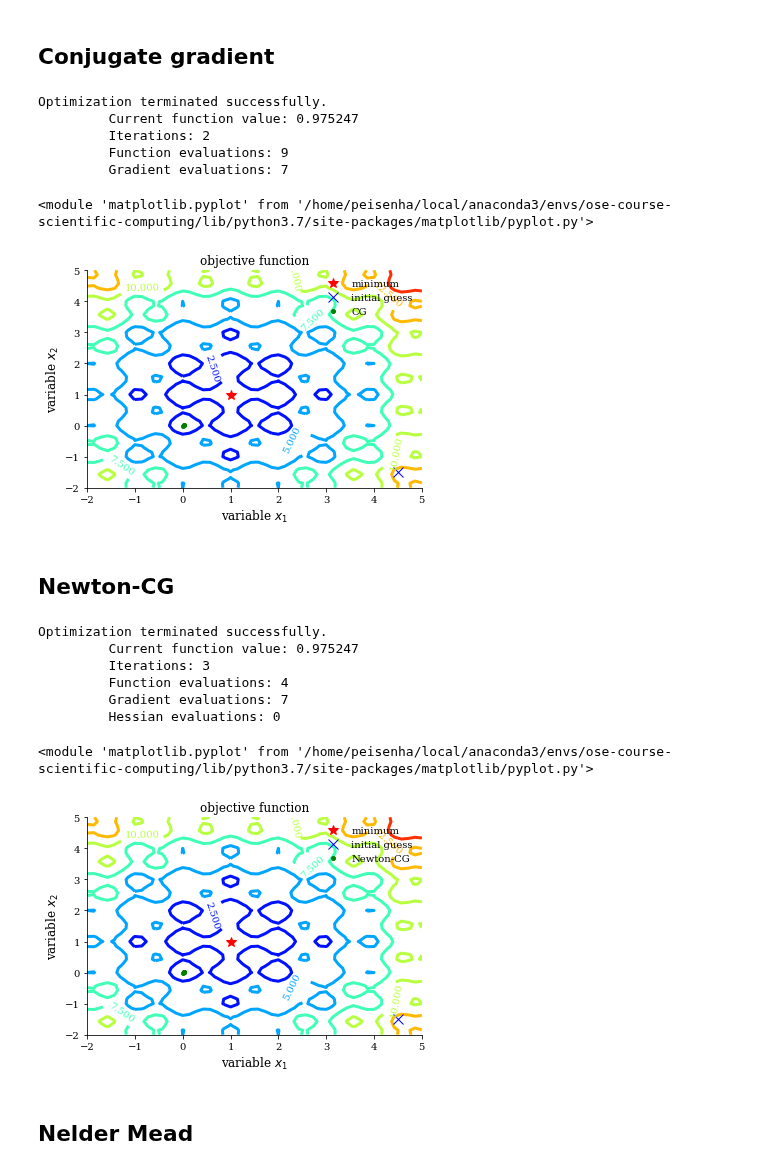
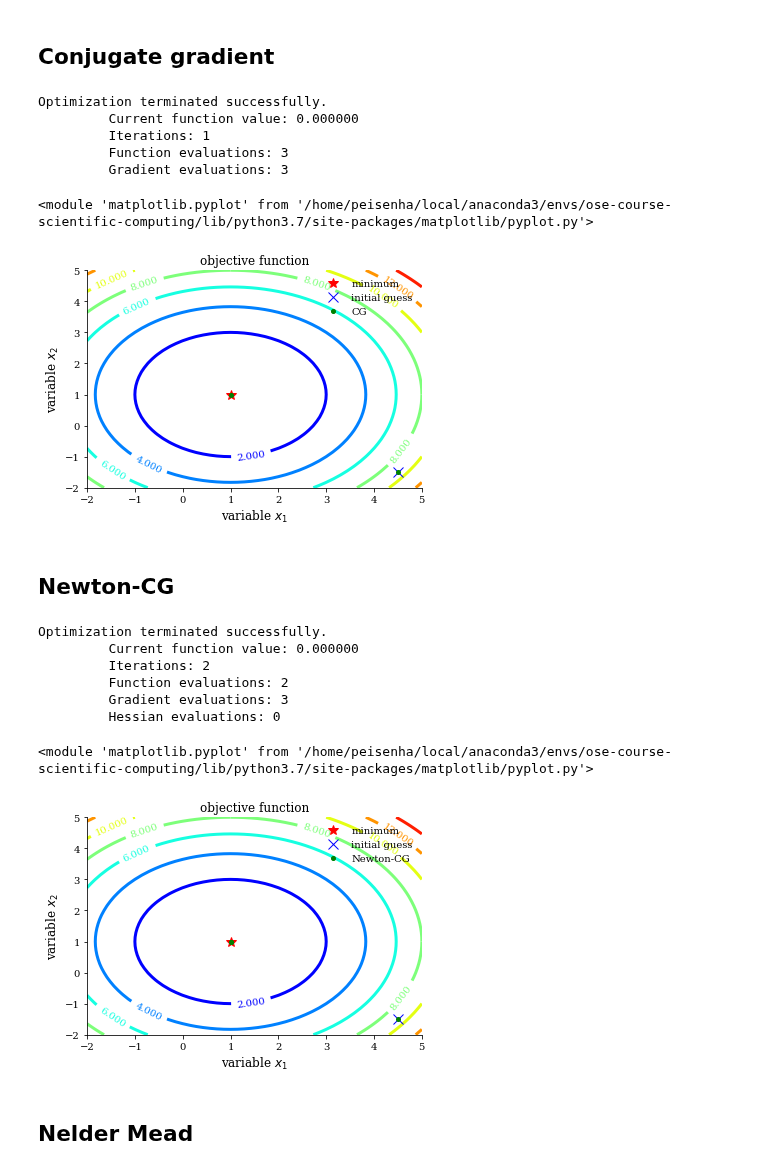
Before and after one commit to OpenSourceEconomics/ose-course-scientific-computing, a Jupyter notebook: lectures/optimization/notebook.ipynb, the cells around one changed output. Drawn from its saved outputs; the diff is of its cells as text; code cells hidden in the pictures.

```diff
--- a/lectures/optimization/notebook.ipynb
+++ b/lectures/optimization/notebook.ipynb
@@ -237,7 +237,7 @@ Type:      function
 # %% [markdown]
 We want to be able to use our test function for different configurations of the challenges introduced by noise and ill-conditioning.
 # %%
-add_noise, add_illco, x0 = True, True, [4.5, -1.5]
+add_noise, add_illco, x0 = False, False, [4.5, -1.5]
 
 
 def get_problem(dimension, add_noise, add_illco, seed=123):
@@ -281,7 +281,7 @@ Let's get our problem setting and initialize a container for our results. We wil
 ALGORITHMS = ["CG", "Newton-CG", "Nelder-Mead", "Diff-Evol"]
 add_noise, add_illco, dimension = False, False, 2
 # %%
-x0 = np.zeros(dimension)
+x0 = [4.5, -1.5]
 opt_test_function, opt_test_gradient = get_problem(dimension, add_noise, add_illco)
 df = pd.DataFrame(columns=["Iteration", "Distance"], index=ALGORITHMS)
 df.index.name = "Method"
@@ -315,32 +315,32 @@ Type:      function
 # %%
 method = "CG"
 res = call_optimizer(method=method)
 df = process_results(df, method, res)
-plot_contour(opt_test_function, res.allvecs, method)
+plot_contour(opt_test_function, res["allvecs"], method)
 # %% [output]
 Optimization terminated successfully.
-         Current function value: 0.975247
-         Iterations: 2
-         Function evaluations: 9
-         Gradient evaluations: 7
+         Current function value: 0.000000
+         Iterations: 1
+         Function evaluations: 3
+         Gradient evaluations: 3
 <module 'matplotlib.pyplot' from '/home/peisenha/local/anaconda3/envs/ose-course-scientific-computing/lib/python3.7/site-packages/matplotlib/pyplot.py'>
-[figure, old version]
+[figure, new version]
 # %% [markdown]
 ##  Newton-CG
 # %%
 method = "Newton-CG"
 res = call_optimizer(method=method)
 df = process_results(df, method, res)
-plot_contour(opt_test_function, res.allvecs, method)
+plot_contour(opt_test_function, res["allvecs"], method)
 # %% [output]
 Optimization terminated successfully.
-         Current function value: 0.975247
-         Iterations: 3
-         Function evaluations: 4
-         Gradient evaluations: 7
+         Current function value: 0.000000
+         Iterations: 2
+         Function evaluations: 2
+         Gradient evaluations: 3
          Hessian evaluations: 0
 <module 'matplotlib.pyplot' from '/home/peisenha/local/anaconda3/envs/ose-course-scientific-computing/lib/python3.7/site-packages/matplotlib/pyplot.py'>
-[figure, old version]
+[figure, new version]
 # %% [markdown]
 ## Nelder Mead
 # %%
```
Also changed, not shown: parts of 10 cells of this notebook, 2 other files.
